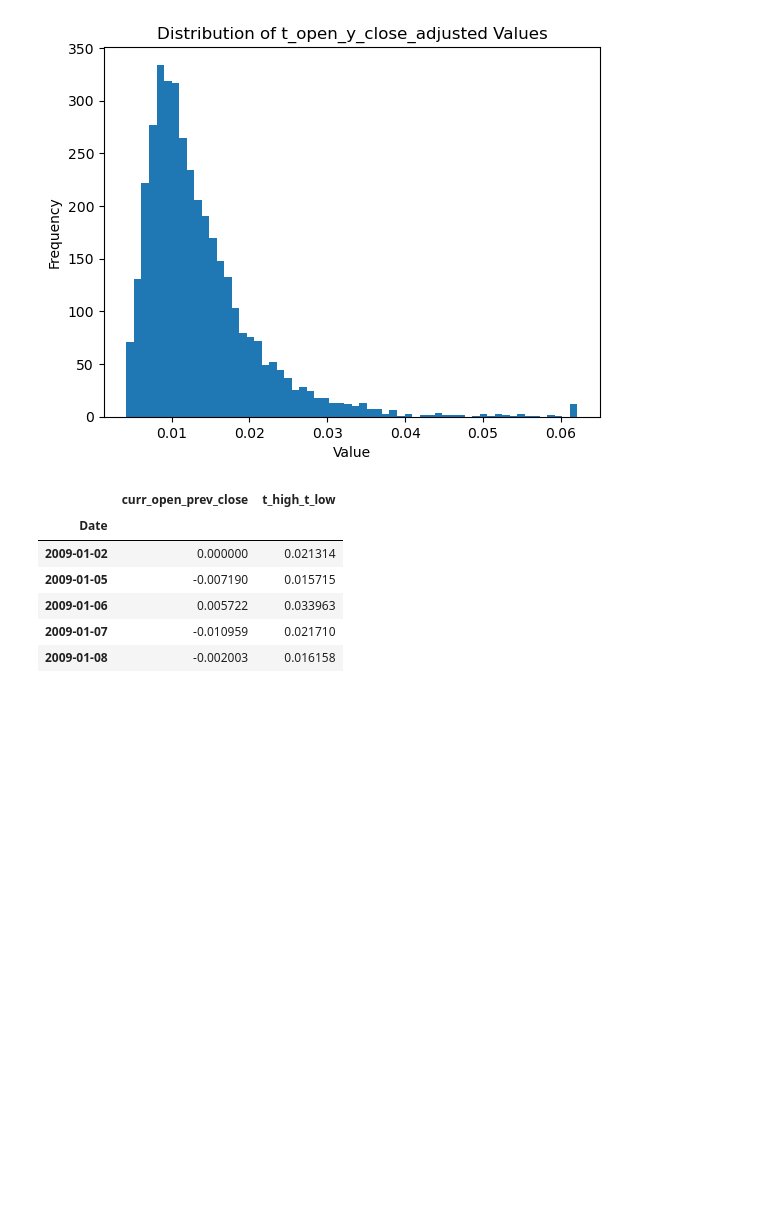
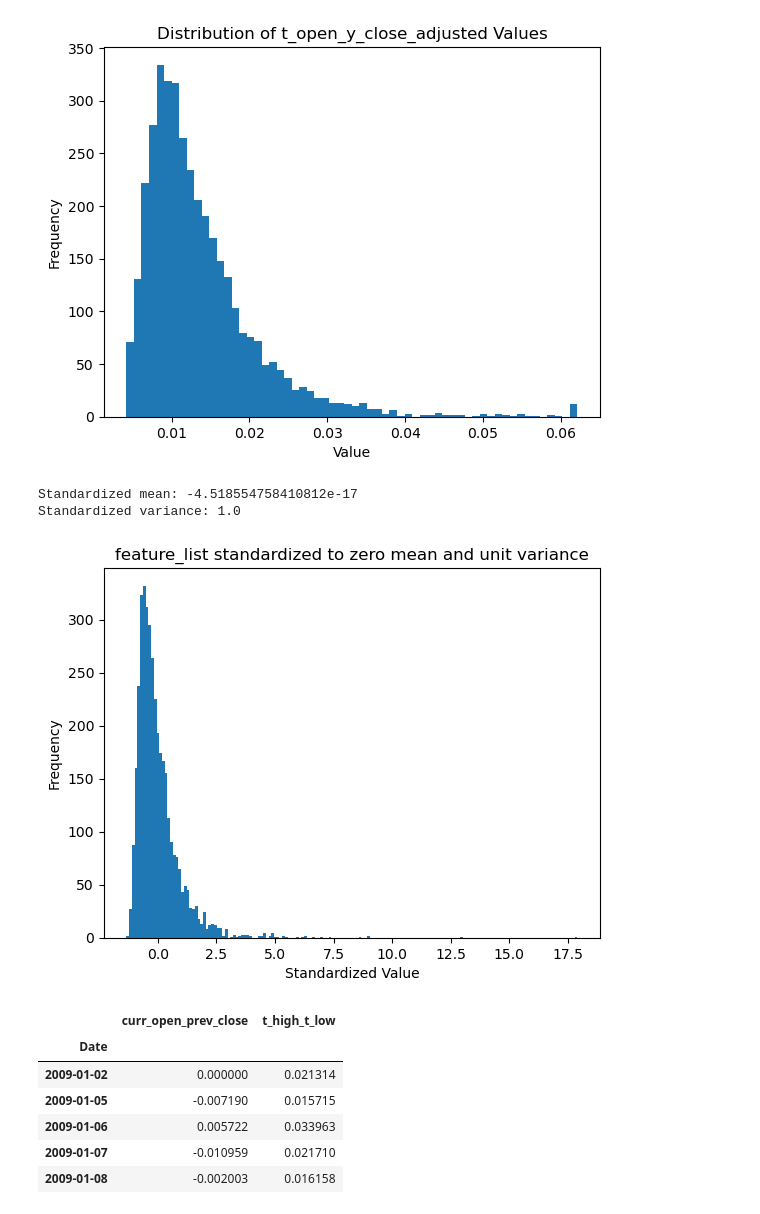
Before and after one commit to Frederik135/NN_Forecasting, a Jupyter notebook: preprocessing.ipynb, the cells around one changed output. Drawn from its saved outputs; the diff is of its cells as text; code cells hidden in the pictures; blank space fills up the shorter version.

Commit message:
Add function to standardize features to zero mean and unit variance

```diff
--- a/preprocessing.ipynb
+++ b/preprocessing.ipynb
@@ -93,3 +95,25 @@ features_df.head()
+# %%
+# Standardize with zero mean and 1 variance
+
+def standardize_and_plot(feature_list):
+
+    feature_list = np.array(feature_list)
+    mean = np.mean(feature_list)
+    std_dev = np.std(feature_list)
+    feature_list_standardized = (feature_list - mean) / std_dev
+
+    # Now t_close_t_open_standardized will have zero mean and unit variance
+    print("Standardized mean:", np.mean(feature_list_standardized))
+    print("Standardized variance:", np.var(feature_list_standardized))
+
+    # Then you can plot the standardized histogram
+    plt.hist(feature_list_standardized, bins='auto')
+    plt.title('Standardized to zero mean and unit variance')
+    plt.xlabel('Standardized Value')
+    plt.ylabel('Frequency')
+    plt.show()
+
+    return feature_list_standardized
 # %% [markdown]
 ## Features
 # %% [markdown]
@@ -209,6 +233,12 @@ plt.ylabel('Frequency')
 plt.show()
 # %% [output]
 [figure]
+# %%
+t_high_t_low_std = standardize_and_plot(t_high_t_low)
+# %% [output]
+Standardized mean: -4.518554758410812e-17
+Standardized variance: 1.0
+[figure, added]
 # %%
 features_df['t_high_t_low'] = t_high_t_low
 features_df.head()
```
Also changed, not shown: parts of 26 cells of this notebook, 2 other files.
